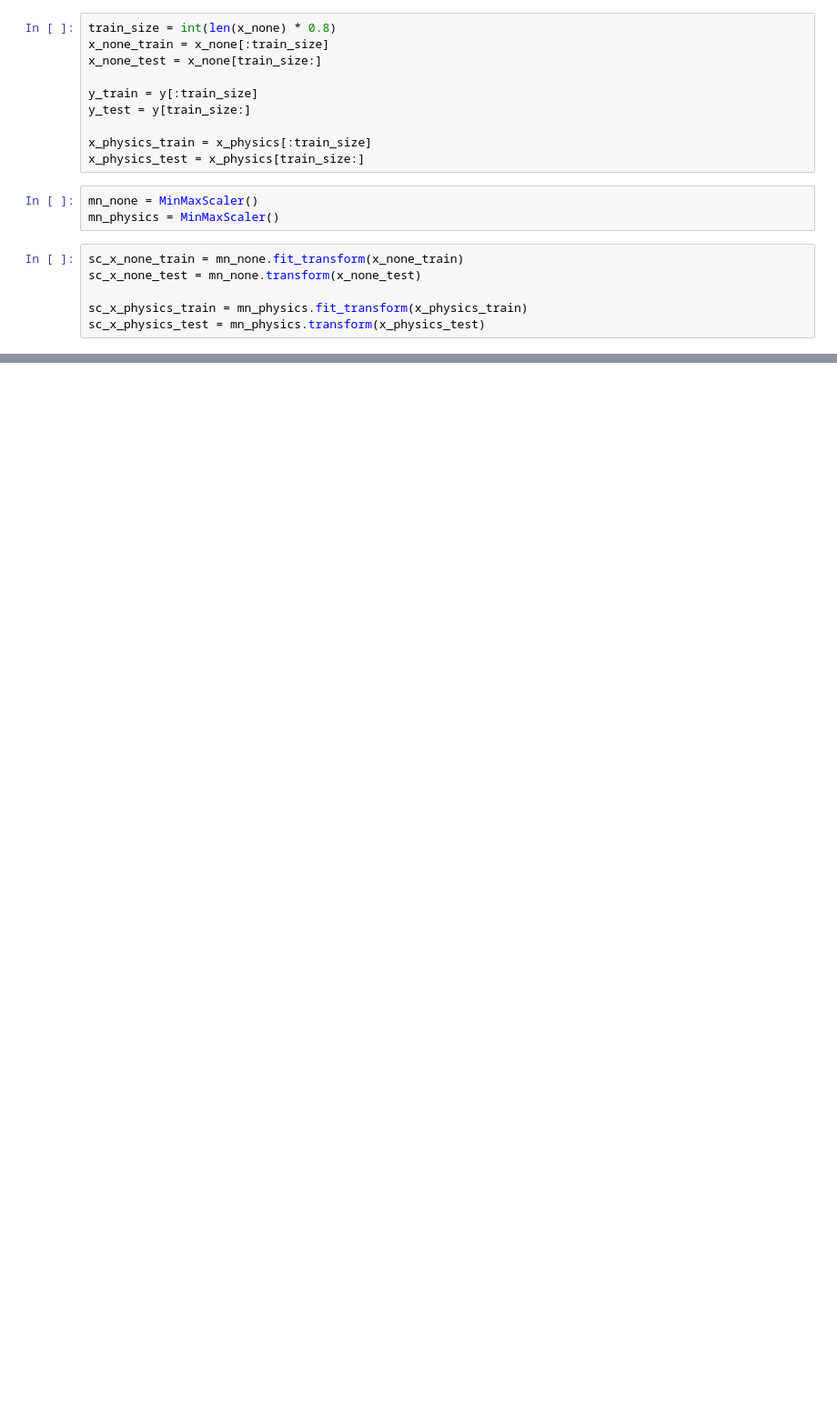
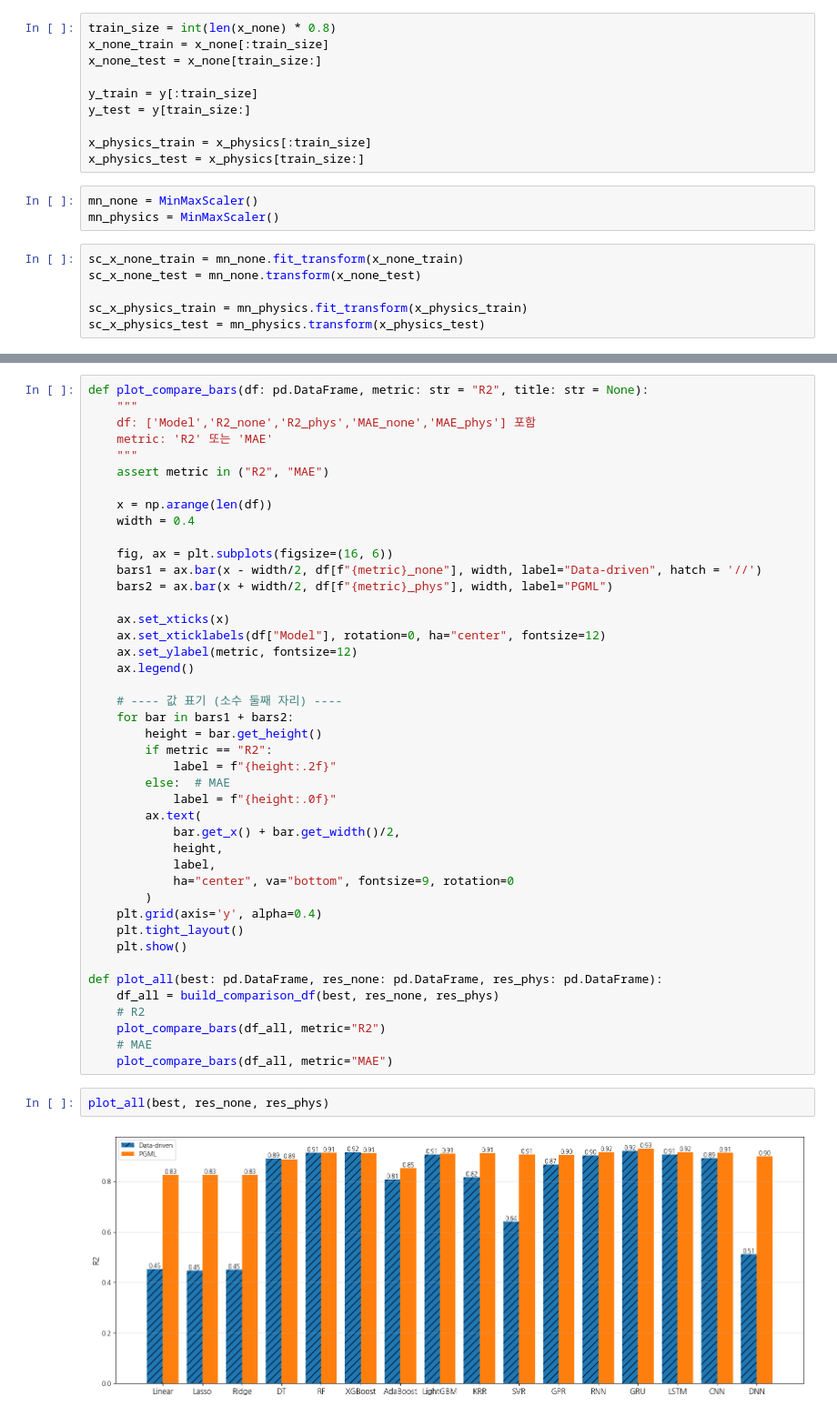
Before and after one commit to Jjineeq/Capstone_Design, a Jupyter notebook: 논문/250711_modeling.ipynb, the cells around one changed output, grey strips where cells are left out. Shown: that part at 91% size. Saved outputs shown, nothing was run; the diff lists cells and outputs as text; blank space fills up the shorter version.

```diff
--- a/논문/250711_modeling.ipynb
+++ b/논문/250711_modeling.ipynb
@@ -271,0 +1164,47 @@ plt.barh(x_physics.columns, rf_model_physics.feature_importances_)
+# %%
+def plot_compare_bars(df: pd.DataFrame, metric: str = "R2", title: str = None):
+    """
+    df: ['Model','R2_none','R2_phys','MAE_none','MAE_phys'] 포함
+    metric: 'R2' 또는 'MAE'
+    """
+    assert metric in ("R2", "MAE")
+
+    x = np.arange(len(df))
+    width = 0.4
+
+    fig, ax = plt.subplots(figsize=(16, 6))
+    bars1 = ax.bar(x - width/2, df[f"{metric}_none"], width, label="Data-driven", hatch = '//')
+    bars2 = ax.bar(x + width/2, df[f"{metric}_phys"], width, label="PGML")
+
+    ax.set_xticks(x)
+    ax.set_xticklabels(df["Model"], rotation=0, ha="center", fontsize=12)
+    ax.set_ylabel(metric, fontsize=12)
+    ax.legend()
+
+    # ---- 값 표기 (소수 둘째 자리) ----
+    for bar in bars1 + bars2:
+        height = bar.get_height()
+        if metric == "R2":
+            label = f"{height:.2f}"
+        else:  # MAE
+            label = f"{height:.0f}"
+        ax.text(
+            bar.get_x() + bar.get_width()/2,
+            height,
+            label,
+            ha="center", va="bottom", fontsize=9, rotation=0
+        )
+    plt.grid(axis='y', alpha=0.4)
+    plt.tight_layout()
+    plt.show()
+
+def plot_all(best: pd.DataFrame, res_none: pd.DataFrame, res_phys: pd.DataFrame):
+    df_all = build_comparison_df(best, res_none, res_phys)
+    # R2
+    plot_compare_bars(df_all, metric="R2")
+    # MAE
+    plot_compare_bars(df_all, metric="MAE")
+# %%
+plot_all(best, res_none, res_phys)
+# %% [output]
+[figure, added]
```
Also changed, not shown: parts of 101 cells of this notebook, 6 other files.
